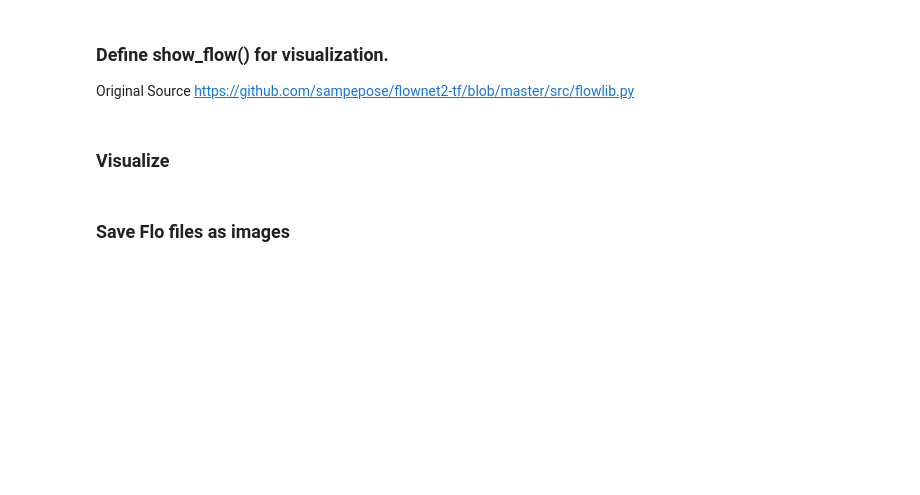
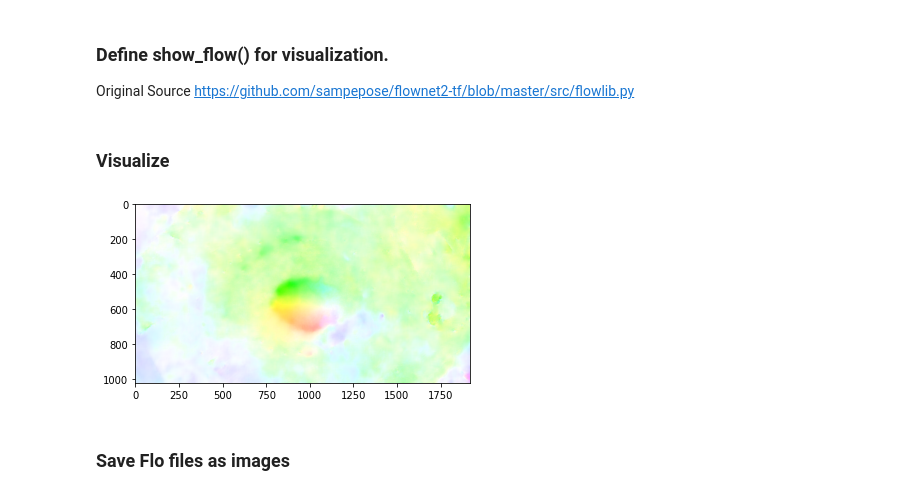
Before and after one commit to JibKh/SPROJ-Hajj, a Jupyter notebook: FlowNet2_Colab_Incomp.ipynb, the cells around one changed output. Drawn from its saved outputs; the diff is of its cells as text; code cells hidden in the pictures; blank space fills up the shorter version.

```diff
--- a/FlowNet2_Colab_Incomp.ipynb
+++ b/FlowNet2_Colab_Incomp.ipynb
@@ -102,10 +102,10 @@ Model:
 # User Input and Restart
 # %%
 # FOR INFERENCE
-video_frames = None # If you have a video put 1. If you have frames put 2.
+video_frames = 2 # If you have a video put 1. If you have frames put 2.
 
-frames_zip_name = None # If you have the frames, enter its zip file here. For ex: "3 - Video.zip"
-frames_directory = None # Where the frames are located. If its in gdrive: '../gdrive/My Drive/Location of Zip/' Change the Location of Zip to wherever yours is stored.
+frames_zip_name = "1 - Video_Export.zip" # If you have the frames, enter its zip file here. For ex: "3 - Video.zip"
+frames_directory = '../gdrive/My Drive/Hajj Videos/Frames/' # Where the frames are located. If its in gdrive: '../gdrive/My Drive/Location of Zip/' Change the Location of Zip to wherever yours is stored.
 no_frames_skip = None # How many frames you want skipped. This works in modulus manner. If you input 1, all the frames are skipped. 3 means every third frame is skipped etc. Leave at None to not skip frames.
 flow_video_name = frames_zip_name[0:-4] + '.mp4'
 
@@ -524,3 +596,7 @@ files.download('./FlowVideo/'+flow_video_name)
+# %%
+show_flow('./Flo/000001.flo')
+# %% [output]
+[figure, added]
 # %% [markdown]
 ### Save Flo files as images
 # %%
```
Also changed, not shown: parts of 23 cells of this notebook.
